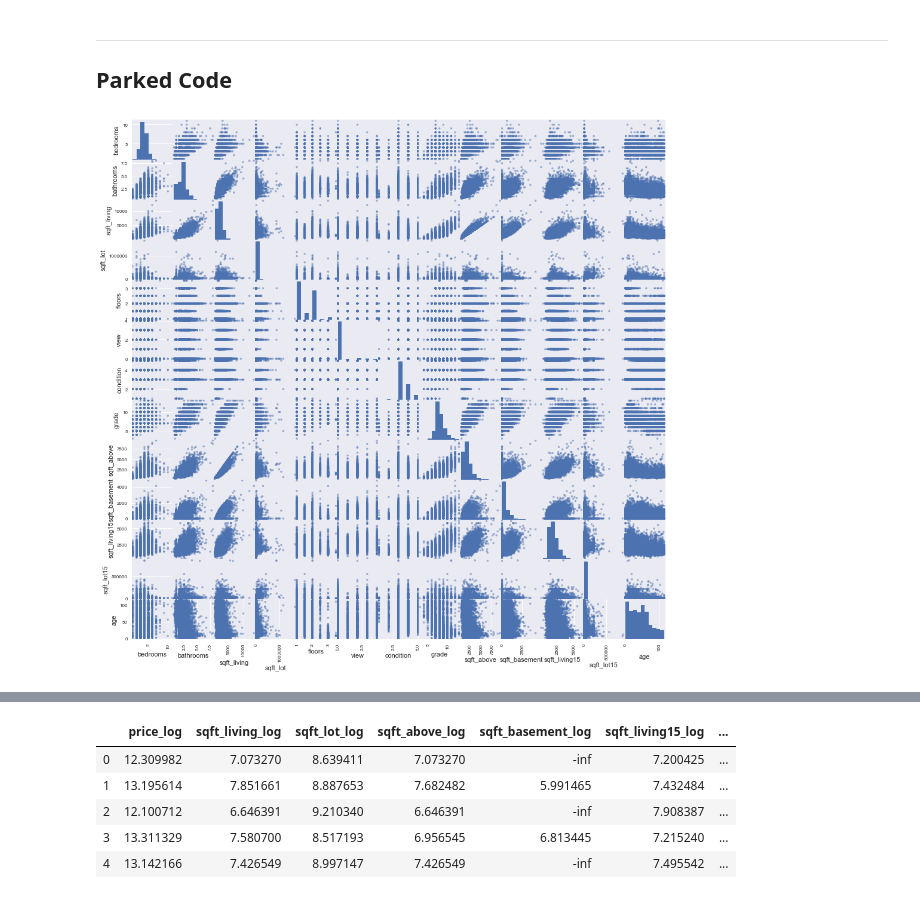
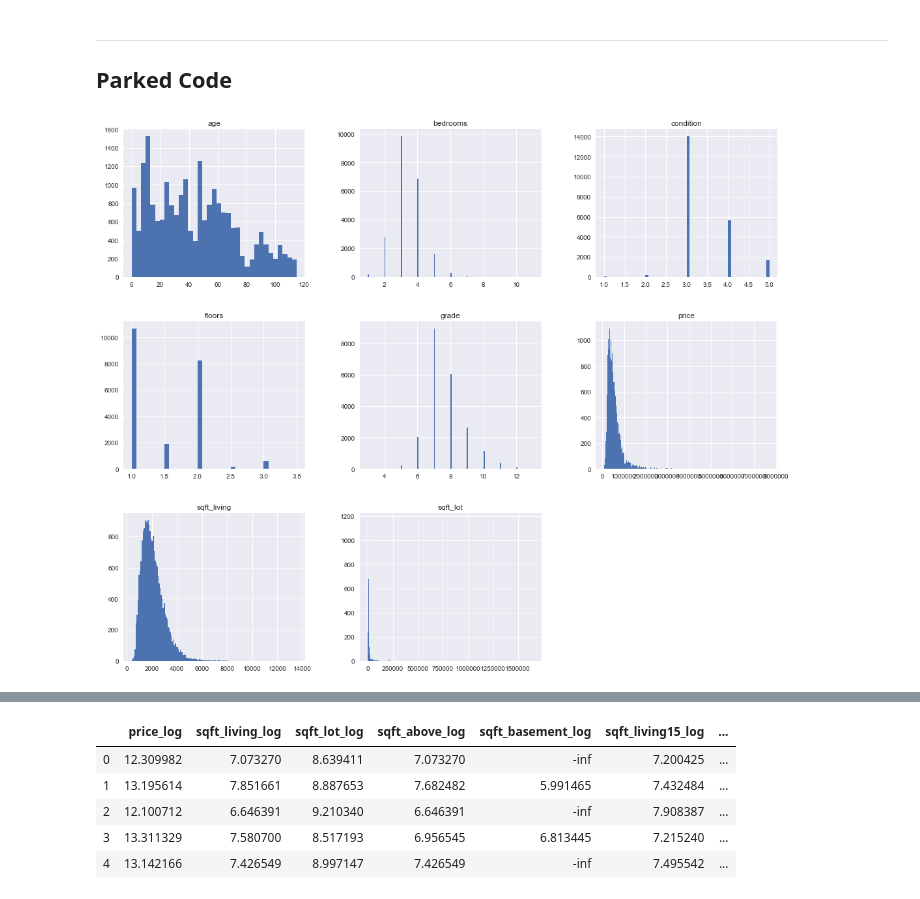
Before and after one commit to toopster/dsc-mod-2-project-v2-1-online-ds-sp-000, a Jupyter notebook: index.ipynb, the cells around one changed output, grey strips where cells are left out. Drawn from its saved outputs; the diff is of its cells as text; code cells hidden in the pictures.

```diff
--- a/index.ipynb
+++ b/index.ipynb
@@ -367,25 +408,18 @@ plt.show();
 <a name="section2.2"></a>
 ## Parked Code
 # %%
-# Plot initial scatter matrix to get a sense of which variables have a relationship
-# and which are categorical (apart from the obvious that is)
+# Plot initial histograms to get a sense of which variables have a relationship and the linearity assumption
 
-predictors = ['bedrooms',
-              'bathrooms',
-              'sqft_living',
-              'sqft_lot',
-              'floors',
-              'view',
-              'condition',
-              'grade',
-              'sqft_above',
-              'sqft_basement',
-              'sqft_living15',
-              'sqft_lot15',
-              'age']
-house_sales_pred = house_sales.loc[:, predictors]
+predictors_subset = ['price',
+                     'bedrooms',
+                     'floors',
+                     'sqft_living',
+                     'sqft_lot',
+                     'condition',
+                     'grade',
+                     'age']
+house_sales_pred = house_sales.loc[:, predictors_subset]
 
-pd.plotting.scatter_matrix(house_sales_pred,figsize  = [16, 16]);
-plt.show();
+house_sales_pred.hist(figsize=(18,15), bins='auto');
 # %% [output]
-[figure, old version]
+[figure, new version]
```
Also changed, not shown: parts of 5 cells of this notebook.
